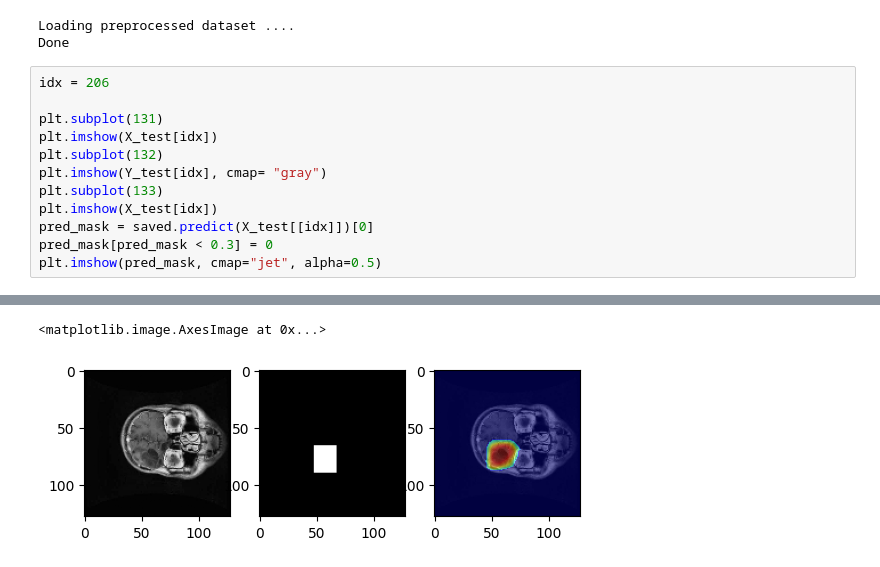
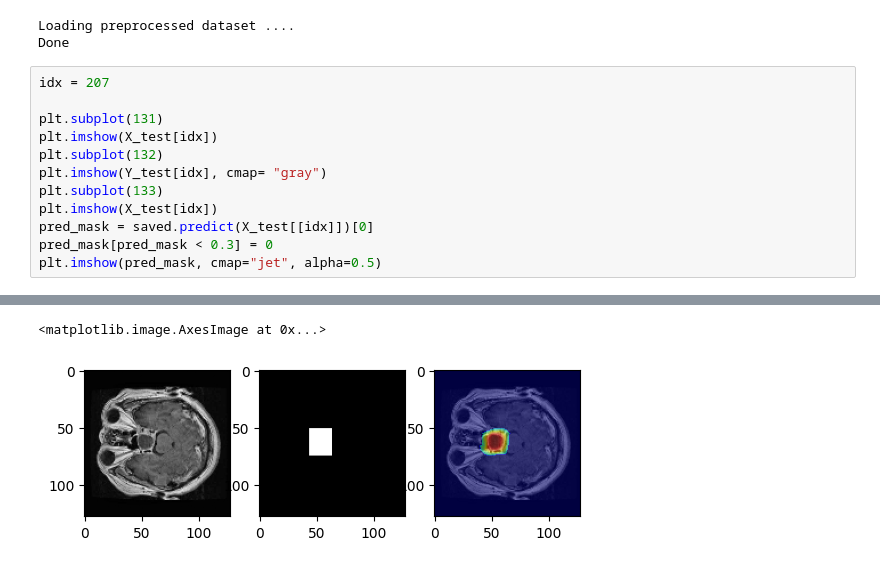
Before and after one commit to YN1752/ece5831-2024-final-project, a Jupyter notebook: documentation.ipynb, the cells around one changed output, grey strips where cells are left out. Drawn from its saved outputs; the diff is of its cells as text.

```diff
--- a/documentation.ipynb
+++ b/documentation.ipynb
@@ -426,7 +426,7 @@ saved = load_model("U_Net.keras")
 Loading preprocessed dataset ....
 Done
 # %%
-idx = 206
+idx = 207
 
 plt.subplot(131)
 plt.imshow(X_test[idx])
@@ -442,2 +442,2 @@ plt.imshow(pred_mask, cmap="jet", alpha=0.5)
 <matplotlib.image.AxesImage at 0x...>
-[figure, old version]
+[figure, new version]
```
Also changed, not shown: parts of 5 cells of this notebook.
